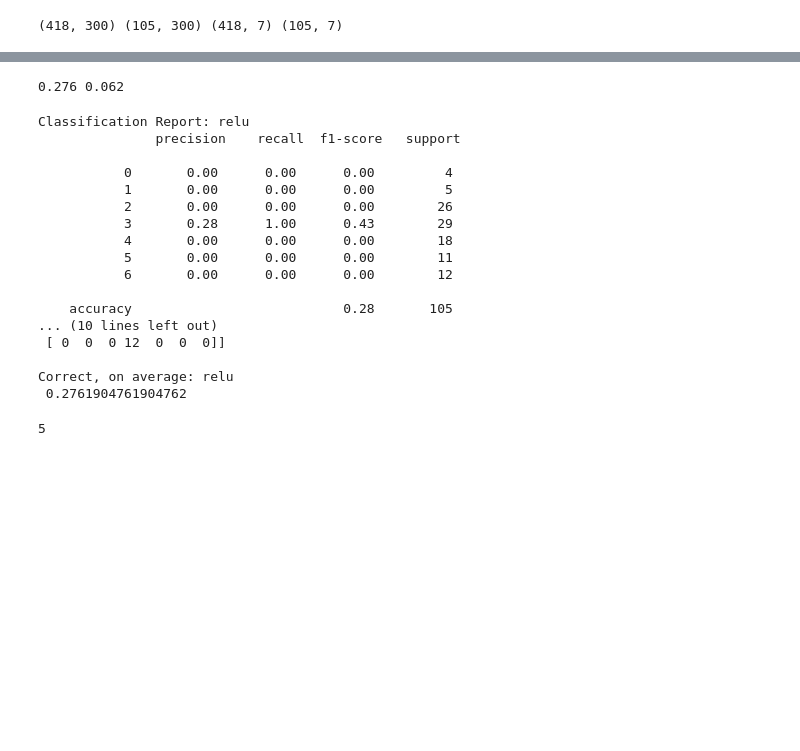
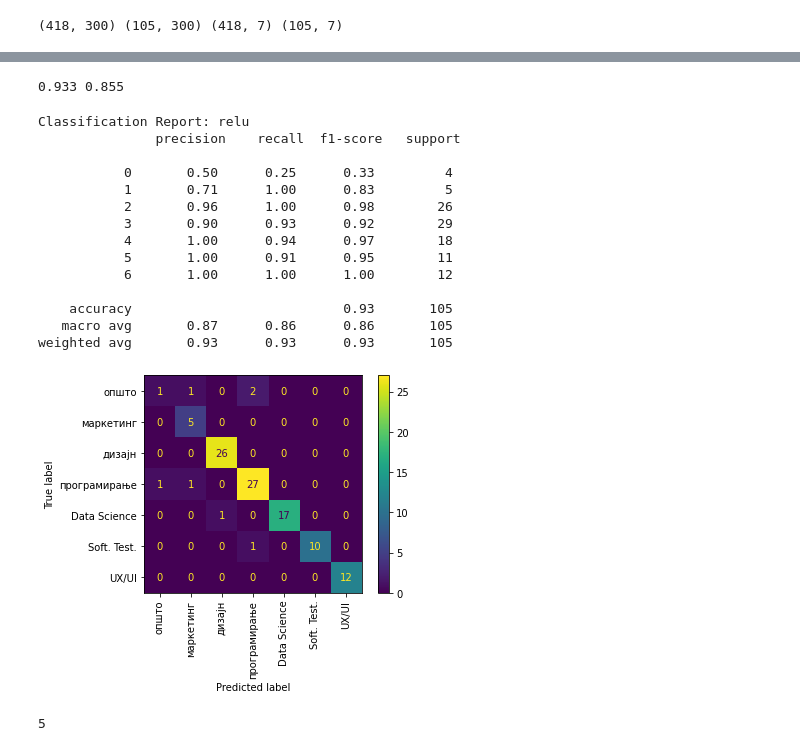
Before and after one commit to filipgd1/NLP-Chatbot, a Jupyter notebook: NLP-Project-gjurcin.ipynb, the cells around one changed output, grey strips where cells are left out. Saved outputs shown, nothing was run; the diff lists cells and outputs as text; code cells hidden in the pictures; blank space fills up the shorter version.

Commit message:
neural network classifier with confusion matrix, fixed

```diff
--- a/NLP-Project-gjurcin.ipynb
+++ b/NLP-Project-gjurcin.ipynb
@@ -434,7 +437,7 @@ Non-trainable params: 0
 _________________________________________________________________
 None
 # %%
-model.compile(loss='categorical_crossentropy', optimizer='adam', metrics=['accuracy'])
+model.compile(loss='categorical_crossentropy', optimizer='Adadelta', metrics=['accuracy'])
 # %%
 my_callback1 = ModelCheckpoint('best_model.pt', verbose=1, save_best_only=True, mode='max', monitor='val_loss')
 my_callback2 = EarlyStopping(patience=7)
@@ -477,6 +480,6 @@ Epoch 00025: val_loss did not improve from 1.63866
 <keras.callbacks.callbacks.History at 0x...>
 # %%
-model.load_weights('best_model.pt')
+#model.load_weights('best_model.pt')
 # %%
 predict_question = model.predict(X_test)
 # %%
@@ -497,35 +500,34 @@ from sklearn.metrics import precision_recall_fscore_support as score
 precision, recall, relu_fscore, support = score(y_test_array, y_pred_relu, average='macro')
 print(np.round(relu_accuracy, 3), np.round(relu_fscore, 3))
 # %% [output]
-0.276 0.062
+0.933 0.855
-# %%
-from sklearn.metrics import classification_report
-from sklearn.metrics import confusion_matrix
-
-cr_we_relu = classification_report(y_test_array, y_pred_relu)
-print('Classification Report: relu \n', cr_we_relu)
-
-print('Confusion matrix: relu \n', confusion_matrix(y_test_array, y_pred_relu))
-
-print('\nCorrect, on average: relu \n', (y_test_array == y_pred_relu).mean())
-# %% [output]
-Classification Report: relu
-               precision    recall  f1-score   support
-
-           0       0.00      0.00      0.00         4
-           1       0.00      0.00      0.00         5
-           2       0.00      0.00      0.00        26
-           3       0.28      1.00      0.43        29
-           4       0.00      0.00      0.00        18
-           5       0.00      0.00      0.00        11
-           6       0.00      0.00      0.00        12
-
-    accuracy                           0.28       105
-... (10 lines left out)
- [ 0  0  0 12  0  0  0]]
-
-Correct, on average: relu
- 0.2761904761904762
+# %%
+label = ['општо', 'маркетинг', 'дизајн', 'програмирање', 'Data Science', 'Soft. Test.', 'UX/UI']
+
+cr_we_relu = classification_report(y_test_array, y_pred_relu)
+print('Classification Report: relu \n', cr_we_relu)
+disp = ConfusionMatrixDisplay(confusion_matrix=confusion_matrix(y_test_array, y_pred_relu),
+                              display_labels=label)
+
+disp = disp.plot(xticks_rotation='vertical')
+
+plt.show()
+# %% [output]
+Classification Report: relu
+               precision    recall  f1-score   support
+
+           0       0.50      0.25      0.33         4
+           1       0.71      1.00      0.83         5
+           2       0.96      1.00      0.98        26
+           3       0.90      0.93      0.92        29
+           4       1.00      0.94      0.97        18
+           5       1.00      0.91      0.95        11
+           6       1.00      1.00      1.00        12
+
+    accuracy                           0.93       105
+   macro avg       0.87      0.86      0.86       105
+weighted avg       0.93      0.93      0.93       105
+[figure, added]
 # %%
 ques_nn = "sakam da se zapisam na QA kako da apliciram"
 # %%
```
Also changed, not shown: parts of 5 cells of this notebook.
